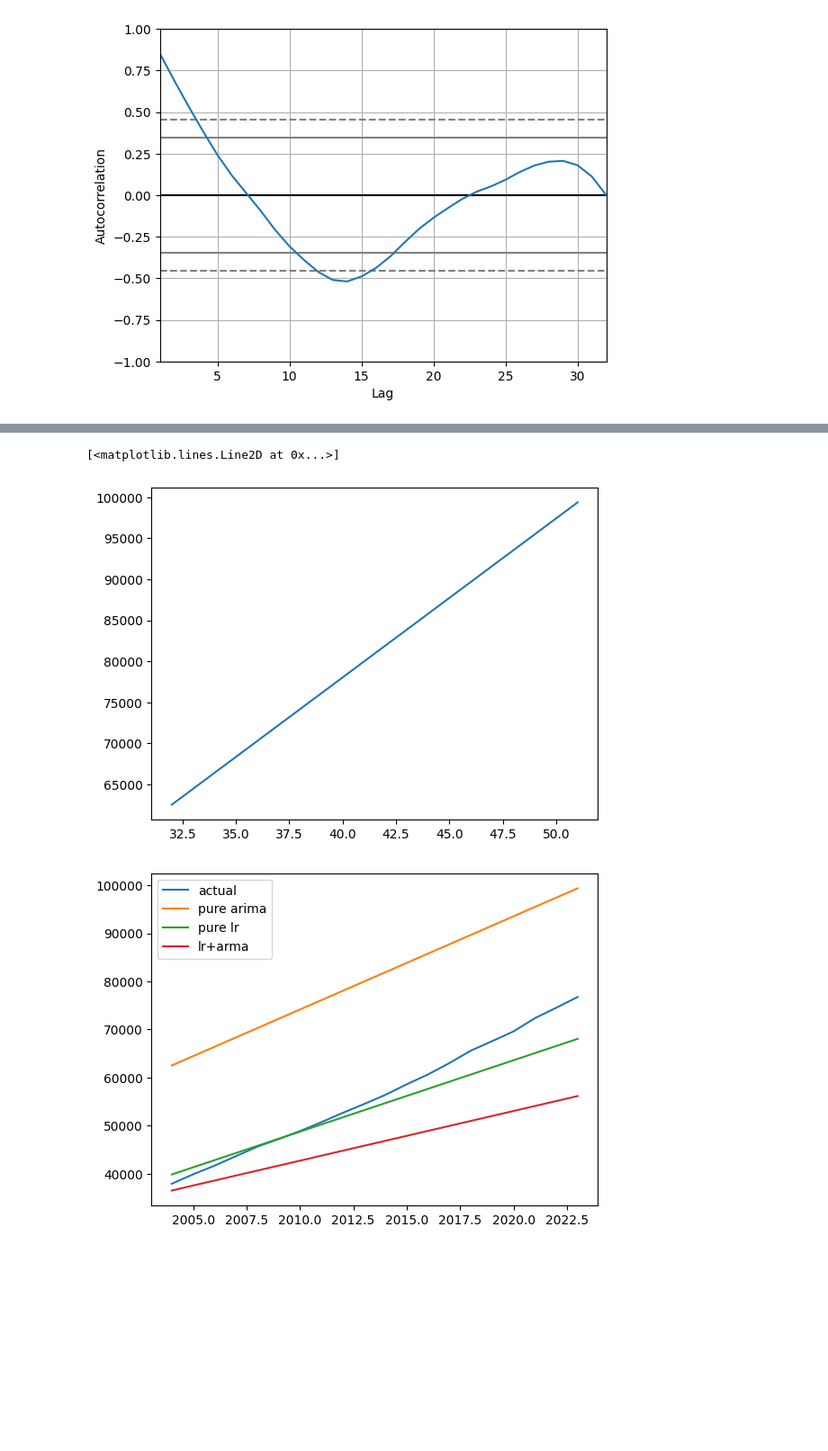
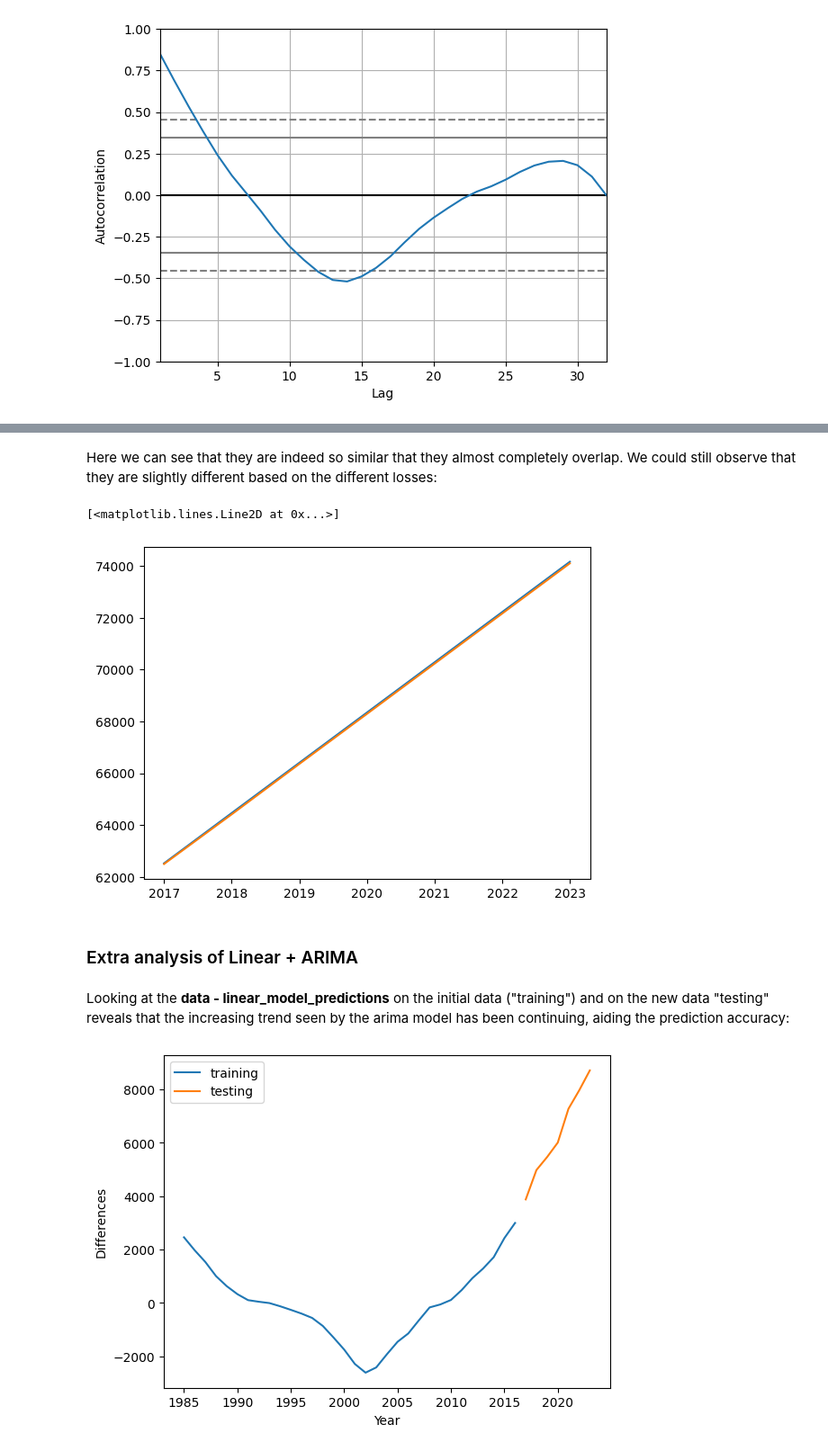
Before and after one commit to angrytako/time-series-university, a Jupyter notebook: project1.ipynb, the cells around one changed output, grey strips where cells are left out. Shown at 90% size. Cells and saved outputs as stored; diff of their text form; code cells hidden in the pictures; blank space fills up the shorter version.

```diff
--- a/project1.ipynb
+++ b/project1.ipynb
@@ -35,4 +83,4 @@ lr.fit(np.array(fees['Academic.Year']).reshape(-1,1),fees['Total....'])
 # %%
-differemces_with_lr = lr.predict(np.array(fees['Academic.Year']).reshape(-1,1))-np.array(fees['Total....'])
+differemces_with_lr = np.array(fees['Total....']) - lr.predict(np.array(fees['Academic.Year']).reshape(-1,1))
 # %%
 plt.plot(np.array(fees['Academic.Year']),differemces_with_lr)
@@ -161,15 +297,22 @@ plt.plot(best_model_sup_arima.forecast(len(fees_to_predict["year"])))
+# %% [markdown]
+Here we can see that they are indeed so similar that they almost completely overlap. We could still observe that they are slightly different based on the different losses:
 # %%
-plt.plot(best_model_pure_arima.forecast(len(fees_to_predict["year"])))
+plt.plot(fees_to_predict["year"],best_model_pure_arima.forecast(len(fees_to_predict["year"])), label='pure arima')
+plt.plot(fees_to_predict["year"],lr_and_arima, label="lr+arima")
 # %% [output]
 [<matplotlib.lines.Line2D at 0x...>]
-[figure, old version]
+[figure, new version]
+# %% [markdown]
+### Extra analysis of Linear + ARIMA
+# %% [markdown]
+Looking at the **data - linear_model_predictions** on the initial data ("training") and on the new data "testing" reveals that the increasing trend seen by the arima model has been continuing, aiding the prediction accuracy:
 # %%
-lr_and_arima=  lr.predict(np.array(fees_to_predict["year"]).reshape(-1,1))+best_model_sup_arima.forecast(len(fees_to_predict["year"]))
-plt.plot(fees_to_predict["year"],fees_to_predict["total"], label='actual')
-plt.plot(fees_to_predict["year"],best_model_pure_arima.forecast(len(fees_to_predict["year"])), label='pure arima')
-plt.plot(fees_to_predict["year"],lr.predict(np.array(fees_to_predict["year"]).reshape(-1,1)), label="pure lr")
-plt.plot(fees_to_predict["year"],lr_and_arima, label="lr+arma")
+plt.plot(np.array(fees['Academic.Year']),differemces_with_lr, label="training")
+plt.plot(fees_to_predict["year"], fees_to_predict["total"] - lr.predict(np.array(fees_to_predict["year"]).reshape(-1,1)), label="testing")
+
+plt.xlabel("Year")
+plt.ylabel("Differences")
 plt.legend()
 plt.show()
 # %% [output]
-[figure, old version]
+[figure, new version]
```
Also changed, not shown: parts of 73 cells of this notebook, 3 other files.
